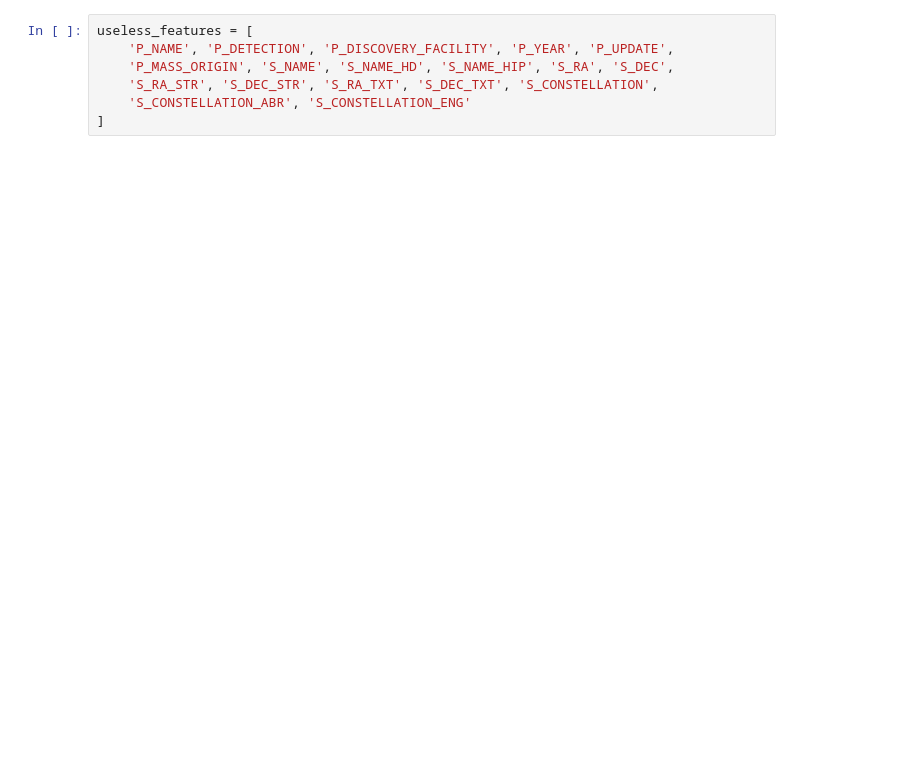
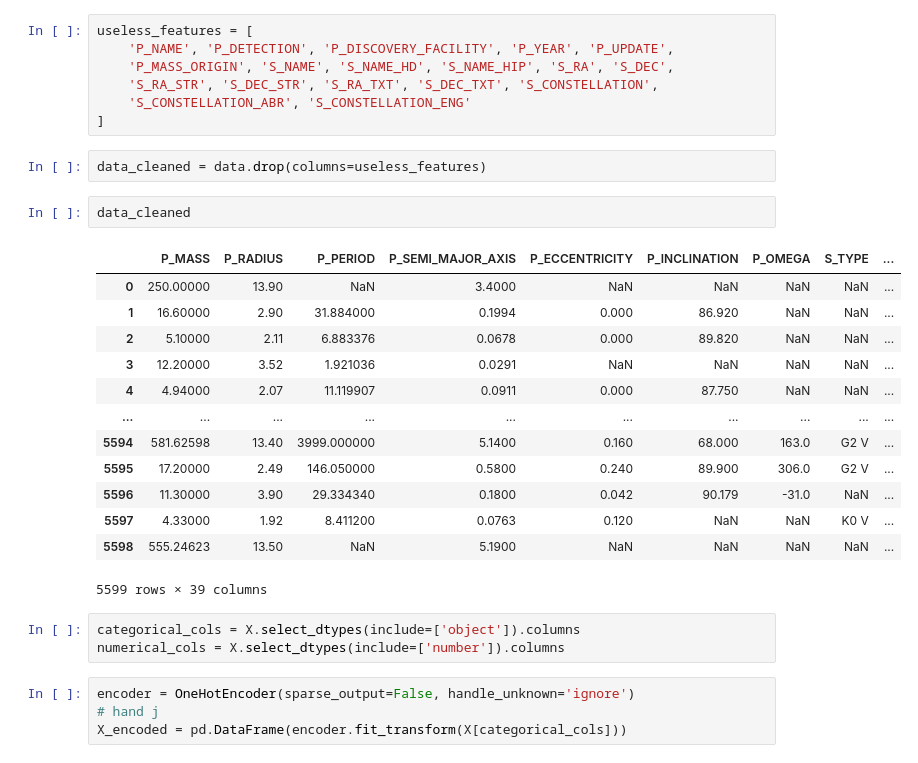
Before and after one commit to isatyamks/iitbhu_stellar, a Jupyter notebook: models/modelV1.ipynb, the cells around one changed output. Cells and saved outputs as stored; diff of their text form; blank space fills up the shorter version.

```diff
--- a/models/modelV1.ipynb
+++ b/models/modelV1.ipynb
@@ -53,3 +38,28 @@ useless_features = [
     'S_RA_STR', 'S_DEC_STR', 'S_RA_TXT', 'S_DEC_TXT', 'S_CONSTELLATION',
     'S_CONSTELLATION_ABR', 'S_CONSTELLATION_ENG'
 ]
+# %%
+data_cleaned = data.drop(columns=useless_features)
+# %%
+data_cleaned
+# %% [output]
+|  | P_MASS | P_RADIUS | P_PERIOD | P_SEMI_MAJOR_AXIS | P_ECCENTRICITY | P_INCLINATION | P_OMEGA | S_TYPE | ... |
+| 0 | 250.00000 | 13.90 | NaN | 3.4000 | NaN | NaN | NaN | NaN | ... |
+| 1 | 16.60000 | 2.90 | 31.884000 | 0.1994 | 0.000 | 86.920 | NaN | NaN | ... |
+| 2 | 5.10000 | 2.11 | 6.883376 | 0.0678 | 0.000 | 89.820 | NaN | NaN | ... |
+| 3 | 12.20000 | 3.52 | 1.921036 | 0.0291 | NaN | NaN | NaN | NaN | ... |
+| 4 | 4.94000 | 2.07 | 11.119907 | 0.0911 | 0.000 | 87.750 | NaN | NaN | ... |
+| ... | ... | ... | ... | ... | ... | ... | ... | ... | ... |
+| 5594 | 581.62598 | 13.40 | 3999.000000 | 5.1400 | 0.160 | 68.000 | 163.0 | G2 V | ... |
+| 5595 | 17.20000 | 2.49 | 146.050000 | 0.5800 | 0.240 | 89.900 | 306.0 | G2 V | ... |
+| 5596 | 11.30000 | 3.90 | 29.334340 | 0.1800 | 0.042 | 90.179 | -31.0 | NaN | ... |
+| 5597 | 4.33000 | 1.92 | 8.411200 | 0.0763 | 0.120 | NaN | NaN | K0 V | ... |
+| 5598 | 555.24623 | 13.50 | NaN | 5.1900 | NaN | NaN | NaN | NaN | ... |
+5599 rows × 39 columns
+# %%
+categorical_cols = X.select_dtypes(include=['object']).columns
+numerical_cols = X.select_dtypes(include=['number']).columns
+# %%
+encoder = OneHotEncoder(sparse_output=False, handle_unknown='ignore')
+# hand j
+X_encoded = pd.DataFrame(encoder.fit_transform(X[categorical_cols]))
```
Also changed, not shown: parts of 6 cells of this notebook, 1 other file.
